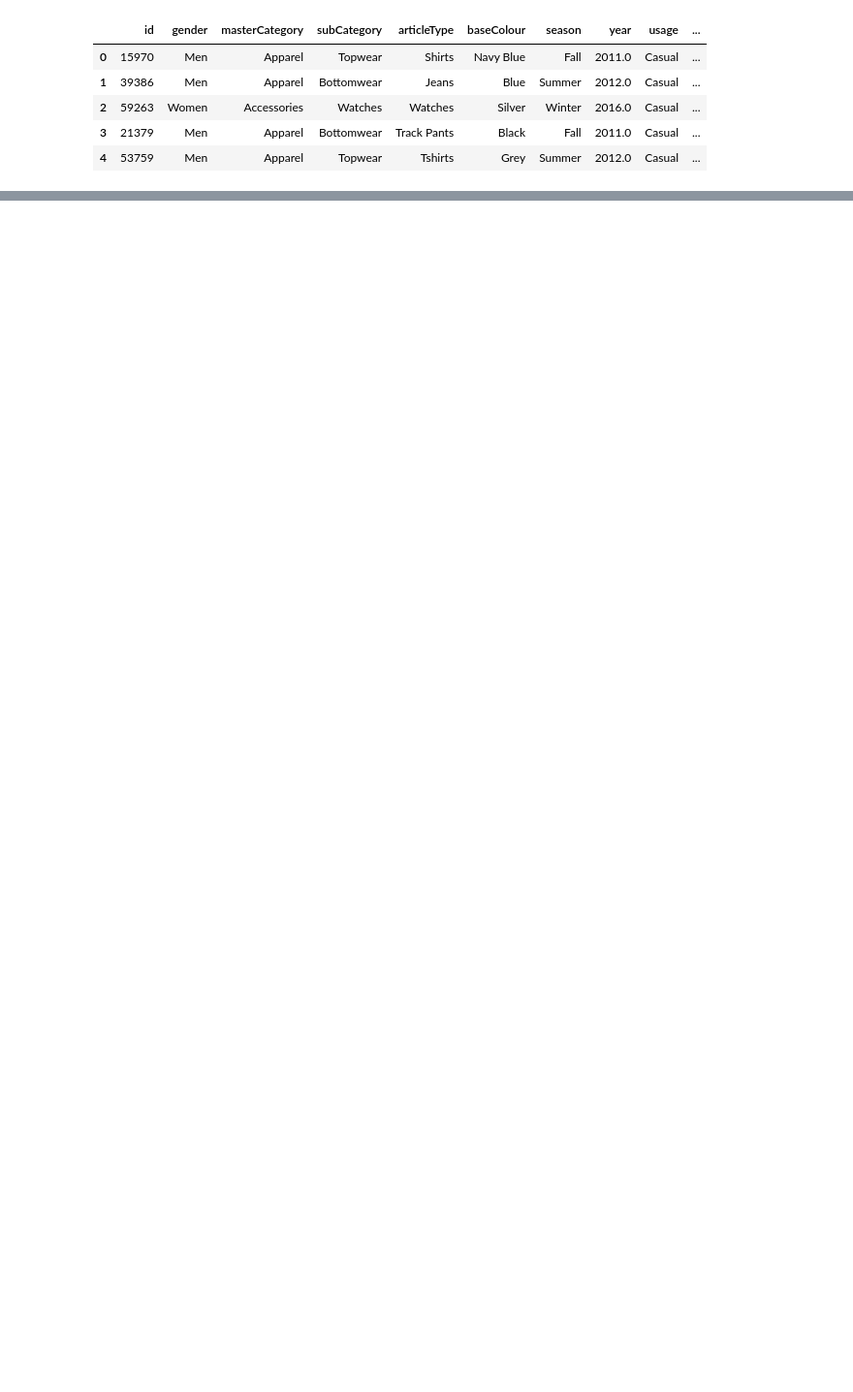
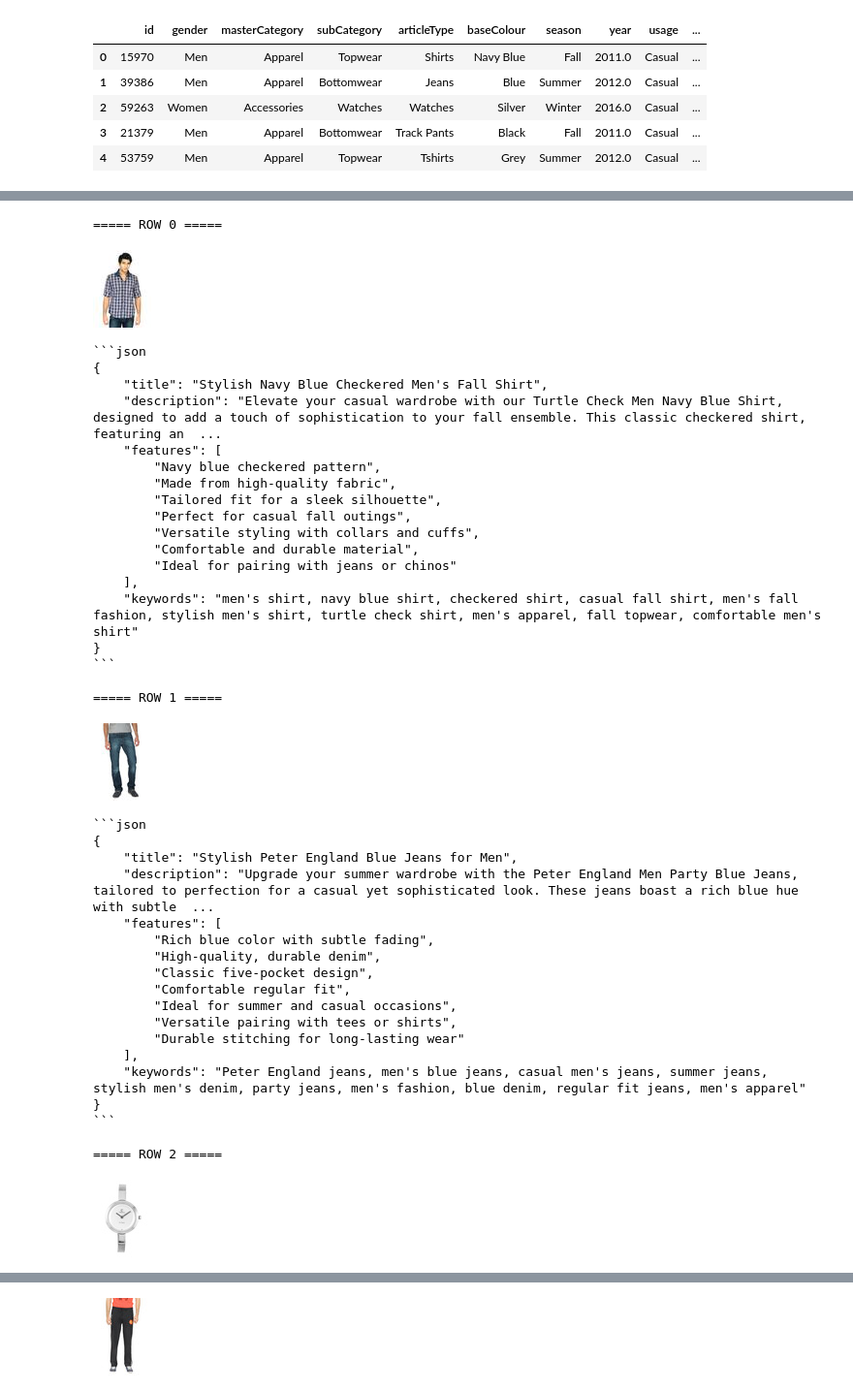
Before and after one commit to portero-aylagas/W1D4_api_calling_chatgpt, a Jupyter notebook: api_calling_chatgpt.ipynb, the cells around one changed output, grey strips where cells are left out. Shown at 97% size. Cells and saved outputs as stored; diff of their text form; code cells hidden in the pictures; blank space fills up the shorter version.

````diff
--- a/api_calling_chatgpt.ipynb
+++ b/api_calling_chatgpt.ipynb
@@ -240,0 +401,44 @@ print(f"El texto es: {x}")
+# %%
+# Generate and display listings for all rows
+generate_and_display_range(products_df, 0, len(products_df))
+# %% [output]
+===== ROW 0 =====
+[figure, added]
+```json
+{
+    "title": "Stylish Navy Blue Checkered Men's Fall Shirt",
+    "description": "Elevate your casual wardrobe with our Turtle Check Men Navy Blue Shirt, designed to add a touch of sophistication to your fall ensemble. This classic checkered shirt, featuring an  ...
+    "features": [
+        "Navy blue checkered pattern",
+        "Made from high-quality fabric",
+        "Tailored fit for a sleek silhouette",
+        "Perfect for casual fall outings",
+        "Versatile styling with collars and cuffs",
+        "Comfortable and durable material",
+        "Ideal for pairing with jeans or chinos"
+    ],
+    "keywords": "men's shirt, navy blue shirt, checkered shirt, casual fall shirt, men's fall fashion, stylish men's shirt, turtle check shirt, men's apparel, fall topwear, comfortable men's shirt"
+}
+```
+
+===== ROW 1 =====
+[figure, added]
+```json
+{
+    "title": "Stylish Peter England Blue Jeans for Men",
+    "description": "Upgrade your summer wardrobe with the Peter England Men Party Blue Jeans, tailored to perfection for a casual yet sophisticated look. These jeans boast a rich blue hue with subtle  ...
+    "features": [
+        "Rich blue color with subtle fading",
+        "High-quality, durable denim",
+        "Classic five-pocket design",
+        "Comfortable regular fit",
+        "Ideal for summer and casual occasions",
+        "Versatile pairing with tees or shirts",
+        "Durable stitching for long-lasting wear"
+    ],
+    "keywords": "Peter England jeans, men's blue jeans, casual men's jeans, summer jeans, stylish men's denim, party jeans, men's fashion, blue denim, regular fit jeans, men's apparel"
+}
+```
+
+===== ROW 2 =====
+[figure, added]
@@ -240,0 +463 @@ print(f"El texto es: {x}")
+[figure, added]
````
Also changed, not shown: parts of 33 cells of this notebook.
